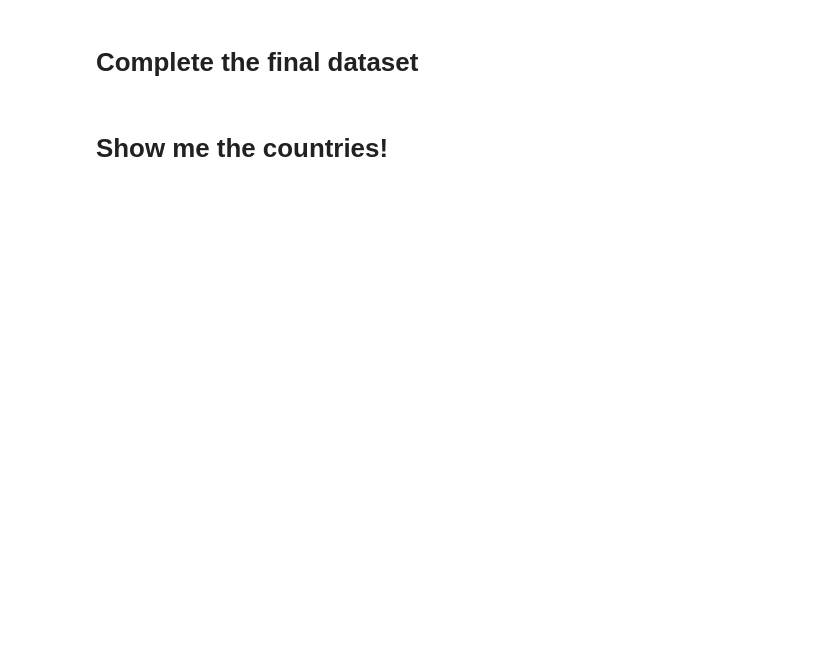
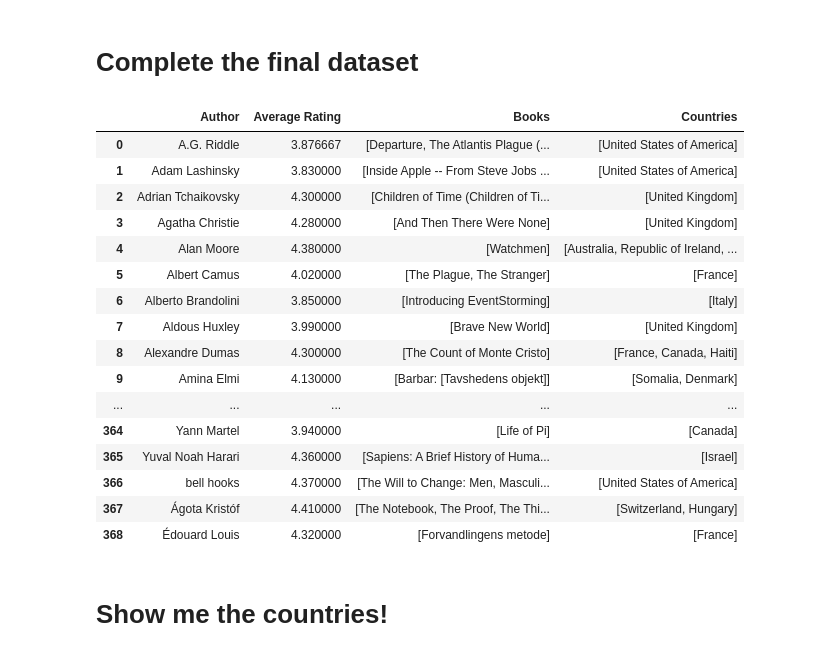
Before and after one commit to dalager/booktravels, a Jupyter notebook: src/scratchpad.ipynb, the cells around one changed output. Cells and saved outputs as stored; diff of their text form; code cells hidden in the pictures; blank space fills up the shorter version.

Commit message:
fixing author countries

```diff
--- a/src/scratchpad.ipynb
+++ b/src/scratchpad.ipynb
@@ -114,6 +134,60 @@ df_authorcountries = merged_df
 # %%
 df_final = pd.merge(df, df_authorcountries, on='Author', how='left', validate='1:1')
 df_final.to_csv('../data/myauthorlist_with_countries_and_books.csv', index=False)
+# %%
+country_mapping = {
+    'Ancient Rome': 'Italy',
+    'Austria-Hungary': 'Austria',
+    'Cisleithania': 'Austria',
+    'Classical Athens': 'Greece',
+    'Czechoslovakia': 'Czech Republic',
+    'Dutch Republic': 'Netherlands',
+    'England': 'United Kingdom',
+    'German Empire': 'Germany',
+    'Kingdom of Denmark': 'Denmark',
+    'Kingdom of England': 'United Kingdom',
+    'Kingdom of Great Britain': 'United Kingdom',
+    'Kingdom of Italy': 'Italy',
+    'Kingdom of the Netherlands': 'Netherlands',
+    'Nazi Germany': 'Germany',
+    'Russian Empire': 'Russia',
+    'Russian Socialist Federative Soviet Republic': 'Russia',
+    'Russian Soviet Federative Socialist Republic': 'Russia',
+    'Scotland': 'United Kingdom',
+    'United Kingdom of Great Britain and Ireland': 'United Kingdom',
+    'Ireland':'Republic of Ireland',
+    'Weimar Republic': 'Germany',
+    'statelessness': None
+    # Add more mappings as needed
+}
+
+# Function to clean country names
+def clean_country_list(country_list):
+    replaced= [country_mapping.get(country, country) for country in country_list if country_mapping.get(country, country) is not None]
+    return list(set(replaced))
+
+# Apply the function to the 'Countries' column
+df_final['Countries'] = df_final['Countries'].apply(clean_country_list)
+# %%
+df_final
+# %% [output]
+|  | Author | Average Rating | Books | Countries |
+| 0 | A.G. Riddle | 3.876667 | [Departure, The Atlantis Plague (... | [United States of America] |
+| 1 | Adam Lashinsky | 3.830000 | [Inside Apple -- From Steve Jobs ... | [United States of America] |
+| 2 | Adrian Tchaikovsky | 4.300000 | [Children of Time (Children of Ti... | [United Kingdom] |
+| 3 | Agatha Christie | 4.280000 | [And Then There Were None] | [United Kingdom] |
+| 4 | Alan Moore | 4.380000 | [Watchmen] | [Australia, Republic of Ireland, ... |
+| 5 | Albert Camus | 4.020000 | [The Plague, The Stranger] | [France] |
+| 6 | Alberto Brandolini | 3.850000 | [Introducing EventStorming] | [Italy] |
+| 7 | Aldous Huxley | 3.990000 | [Brave New World] | [United Kingdom] |
+| 8 | Alexandre Dumas | 4.300000 | [The Count of Monte Cristo] | [France, Canada, Haiti] |
+| 9 | Amina Elmi | 4.130000 | [Barbar: [Tavshedens objekt]] | [Somalia, Denmark] |
+| ... | ... | ... | ... | ... |
+| 364 | Yann Martel | 3.940000 | [Life of Pi] | [Canada] |
+| 365 | Yuval Noah Harari | 4.360000 | [Sapiens: A Brief History of Huma... | [Israel] |
+| 366 | bell hooks | 4.370000 | [The Will to Change: Men, Masculi... | [United States of America] |
+| 367 | Ágota Kristóf | 4.410000 | [The Notebook, The Proof, The Thi... | [Switzerland, Hungary] |
+| 368 | Édouard Louis | 4.320000 | [Forvandlingens metode] | [France] |
 # %% [markdown]
 # Show me the countries!
 # %%
```
Also changed, not shown: parts of 2 cells of this notebook, 2 other files.
